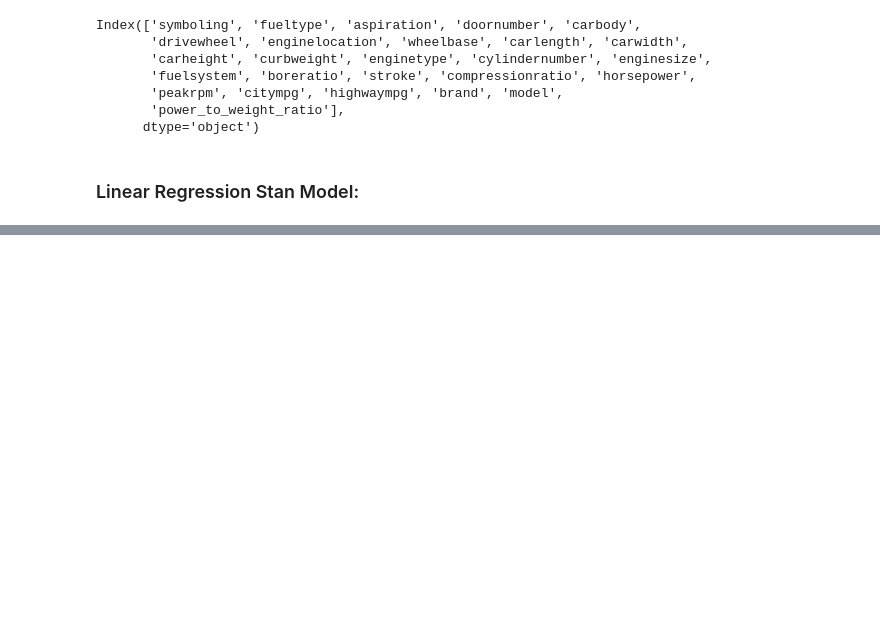
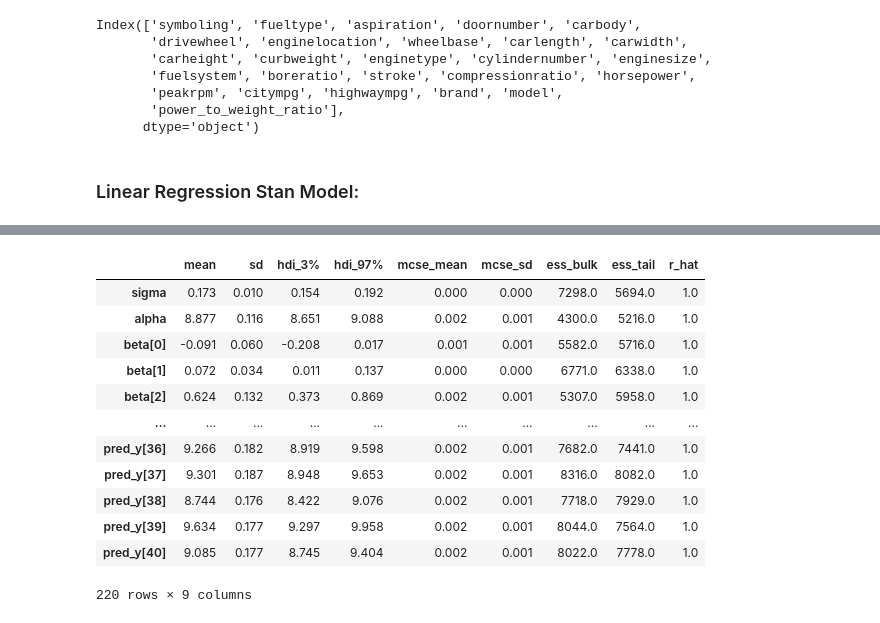
Before and after one commit to nataliecar/cognitive-modeling, a Jupyter notebook: project/project.ipynb, the cells around one changed output, grey strips where cells are left out. Cells and saved outputs as stored; diff of their text form; code cells hidden in the pictures; blank space fills up the shorter version.

```diff
--- a/project/project.ipynb
+++ b/project/project.ipynb
@@ -282,0 +394,17 @@ array([-1.42129174e-03,  8.84506935e-01,  5.17567771e-02, -7.38867942e-02,
+# %%
+regression_summary = az.summary(regression_fit)
+regression_summary
+# %% [output]
+|  | mean | sd | hdi_3% | hdi_97% | mcse_mean | mcse_sd | ess_bulk | ess_tail | r_hat |
+| sigma | 0.173 | 0.010 | 0.154 | 0.192 | 0.000 | 0.000 | 7298.0 | 5694.0 | 1.0 |
+| alpha | 8.877 | 0.116 | 8.651 | 9.088 | 0.002 | 0.001 | 4300.0 | 5216.0 | 1.0 |
+| beta[0] | -0.091 | 0.060 | -0.208 | 0.017 | 0.001 | 0.001 | 5582.0 | 5716.0 | 1.0 |
+| beta[1] | 0.072 | 0.034 | 0.011 | 0.137 | 0.000 | 0.000 | 6771.0 | 6338.0 | 1.0 |
+| beta[2] | 0.624 | 0.132 | 0.373 | 0.869 | 0.002 | 0.001 | 5307.0 | 5958.0 | 1.0 |
+| ... | ... | ... | ... | ... | ... | ... | ... | ... | ... |
+| pred_y[36] | 9.266 | 0.182 | 8.919 | 9.598 | 0.002 | 0.001 | 7682.0 | 7441.0 | 1.0 |
+| pred_y[37] | 9.301 | 0.187 | 8.948 | 9.653 | 0.002 | 0.001 | 8316.0 | 8082.0 | 1.0 |
+| pred_y[38] | 8.744 | 0.176 | 8.422 | 9.076 | 0.002 | 0.001 | 7718.0 | 7929.0 | 1.0 |
+| pred_y[39] | 9.634 | 0.177 | 9.297 | 9.958 | 0.002 | 0.001 | 8044.0 | 7564.0 | 1.0 |
+| pred_y[40] | 9.085 | 0.177 | 8.745 | 9.404 | 0.002 | 0.001 | 8022.0 | 7778.0 | 1.0 |
+220 rows × 9 columns
```
Also changed, not shown: parts of 21 cells of this notebook.
